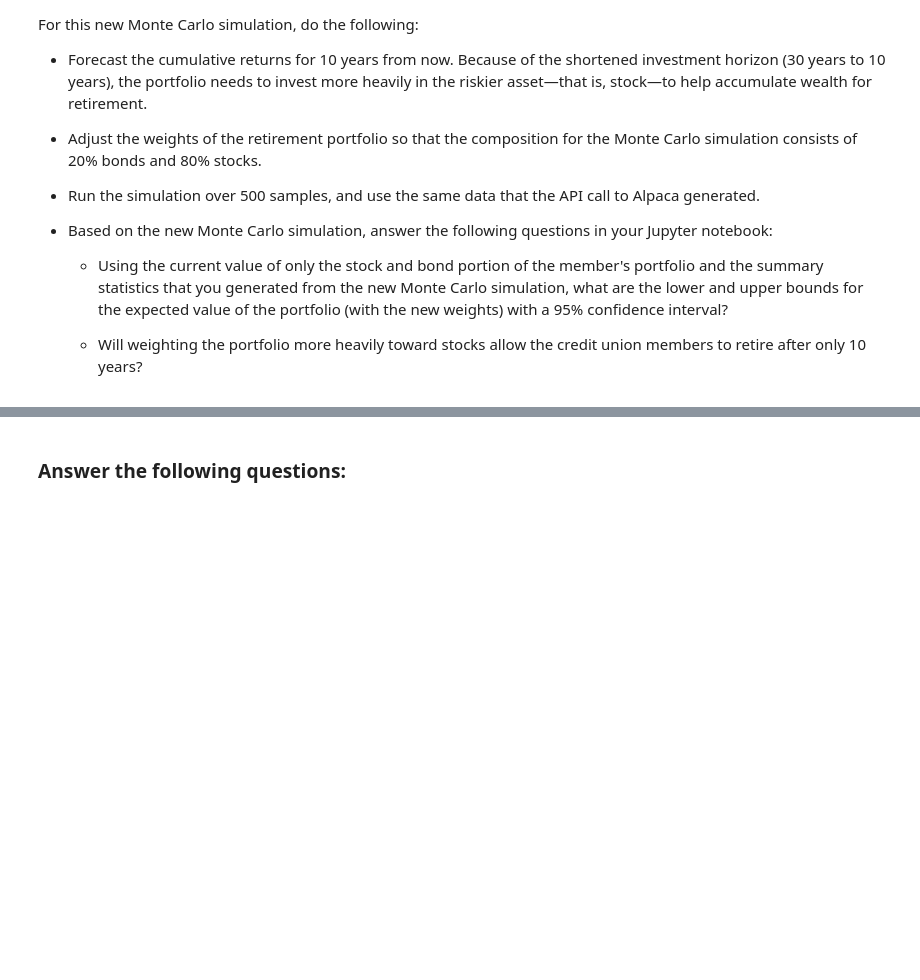
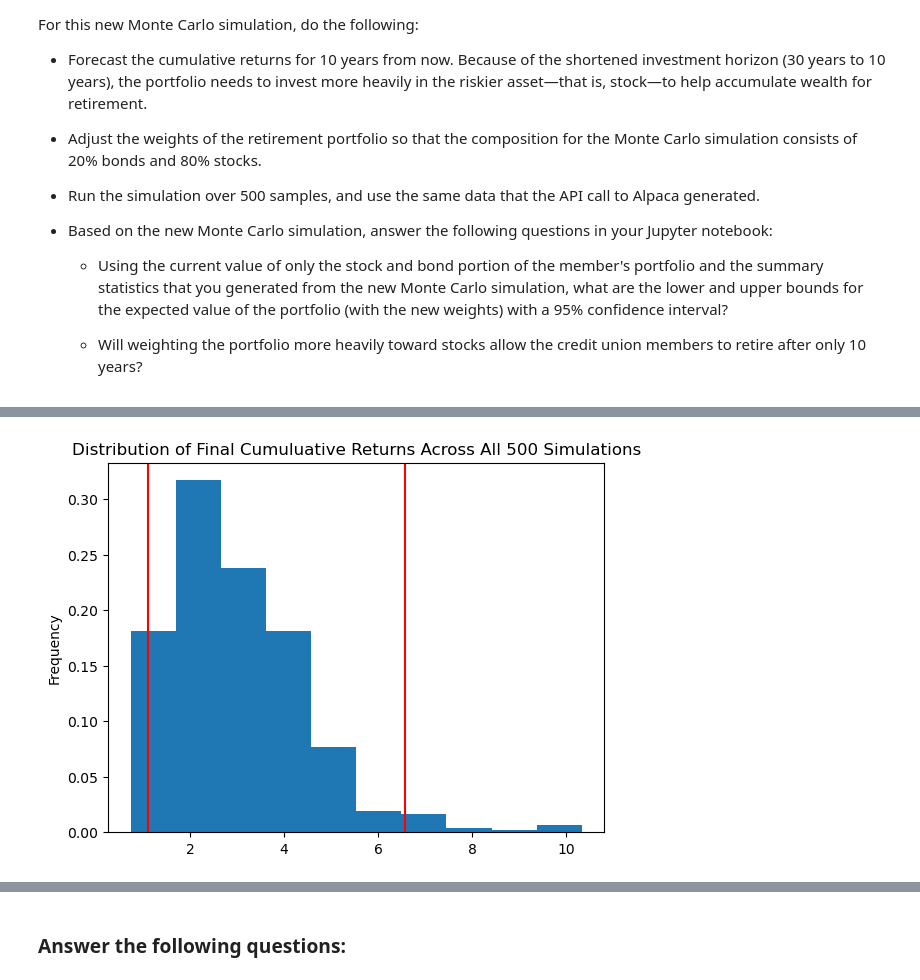
Before and after one commit to ssenhouse/challenge-05-042023, a Jupyter notebook: Starter_Code/financial_planning_tools.ipynb, the cells around one changed output, grey strips where cells are left out. Saved outputs shown, nothing was run; the diff lists cells and outputs as text; code cells hidden in the pictures; blank space fills up the shorter version.

```diff
--- a/Starter_Code/financial_planning_tools.ipynb
+++ b/Starter_Code/financial_planning_tools.ipynb
@@ -654,7 +718,10 @@ For this new Monte Carlo simulation, do the following:
 # %%
 # Visualize the probability distribution of the 10-year Monte Carlo simulation
 # by plotting a histogram
-# YOUR CODE HERE
+MC_sim_dist_plot = MC_tenyear.plot_distribution()
+MC_sim_dist_plot.get_figure().savefig('MC_tenyear_dist_plot.png',bbox_inches = 'tight')
+# %% [output]
+[figure, added]
 # %%
 # Generate summary statistics from the 10-year Monte Carlo simulation results
 # Save the results as a variable
```
Also changed, not shown: parts of 7 cells of this notebook, 2 other files.
